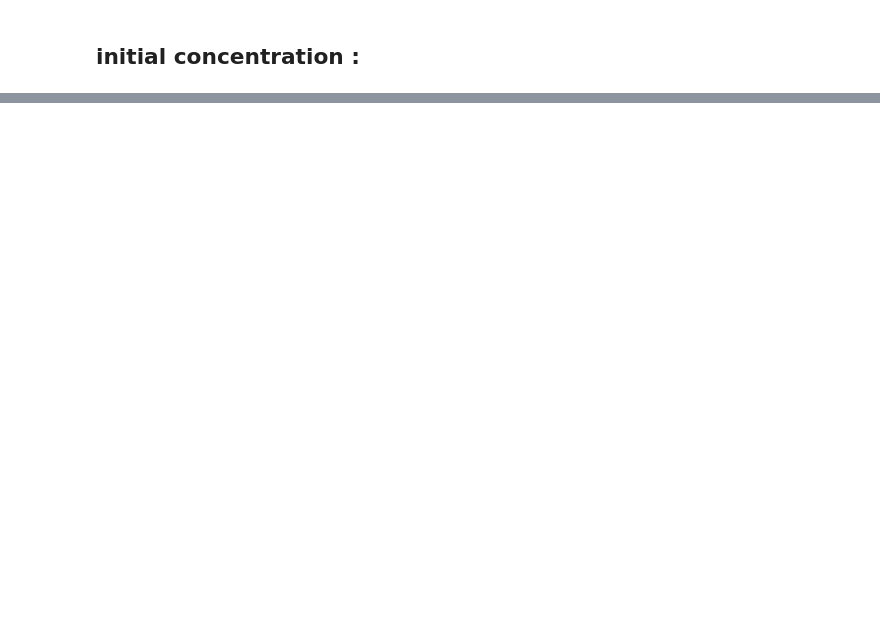
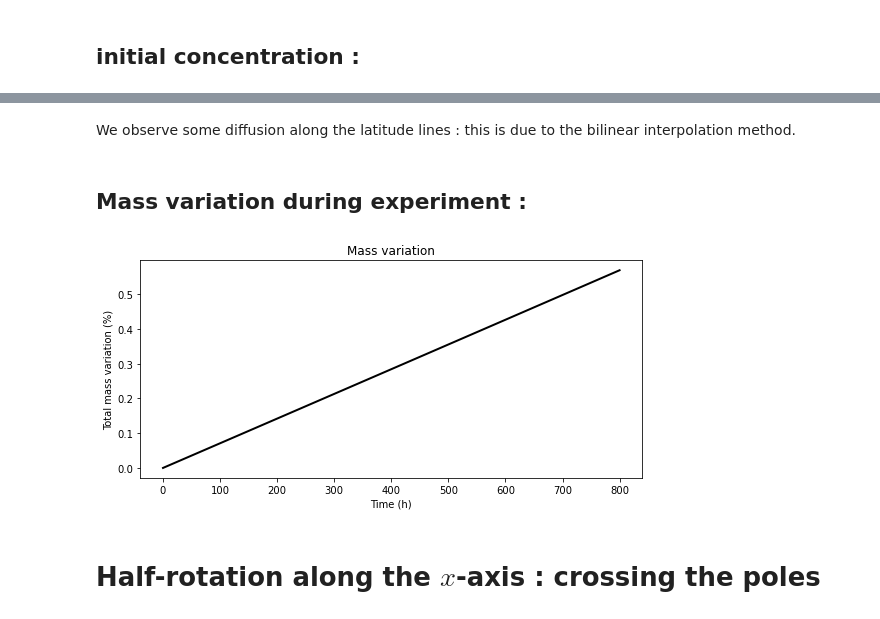
Before and after one commit to antoineperrot/spherical-advection, a Jupyter notebook: 4. Semi-Lagrangian Advection on the sphere.ipynb, the cells around one changed output, grey strips where cells are left out. Cells and saved outputs as stored; diff of their text form; code cells hidden in the pictures; blank space fills up the shorter version.

```diff
--- a/4. Semi-Lagrangian Advection on the sphere.ipynb
+++ b/4. Semi-Lagrangian Advection on the sphere.ipynb
@@ -297,0 +146,17 @@ plt.xlabel("Time (h)");
+# %% [markdown]
+We observe some diffusion along the latitude lines : this is due to the bilinear interpolation method.
+# %% [markdown]
+## Mass variation during experiment :
+# %%
+traj = np.array(list(SL.trajectory.values()))
+mass = traj.sum(axis=(1,2))
+mass_variation = (mass/mass[0] - 1)*100
+plt.figure(figsize=(9,4))
+plt.plot(SL.saved_times,mass_variation,c='k',linewidth = 2 )
+plt.title("Mass variation");
+plt.ylabel("Total mass variation (%)")
+plt.xlabel("Time (h)");
+# %% [output]
+[figure, added]
+# %% [markdown]
+# Half-rotation along the $x$-axis : crossing the poles
```
Also changed, not shown: parts of 50 cells of this notebook, 12 other files.
